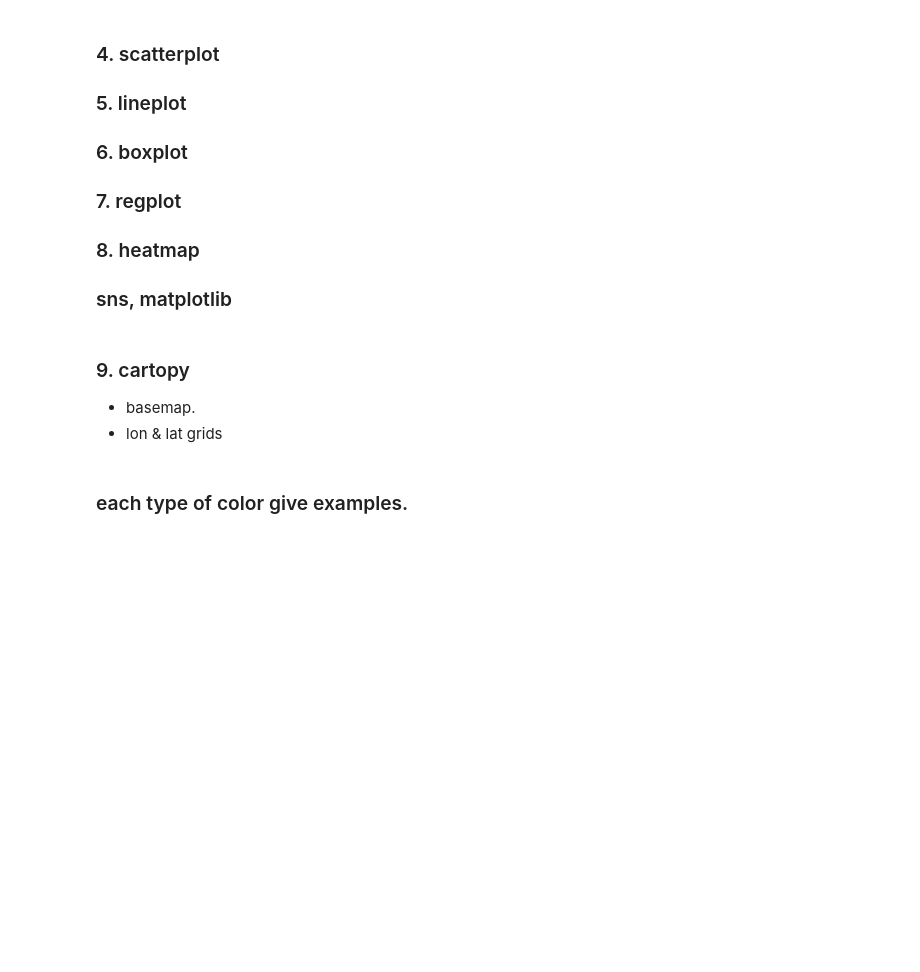
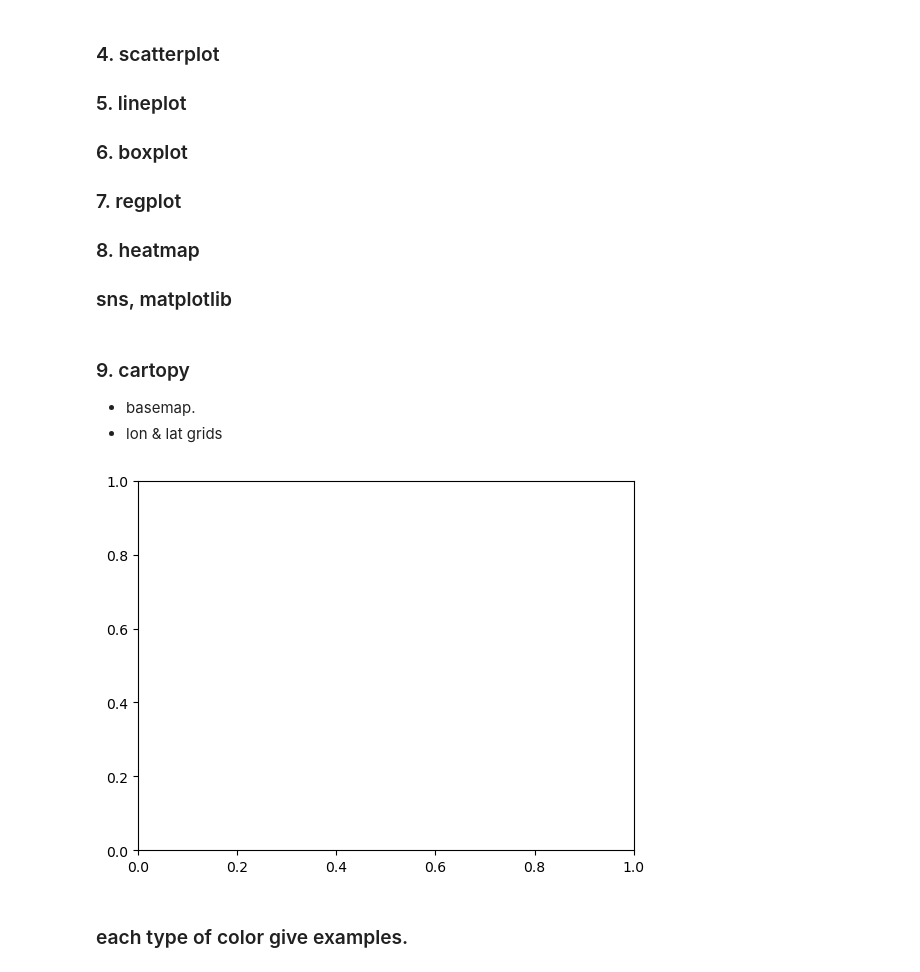
Before and after one commit to FujiangJi/fujiangji.github.io, a Jupyter notebook: pages/tutorial_pages/data_visualization_image/visualization.ipynb, the cells around one changed output. Drawn from its saved outputs; the diff is of its cells as text; code cells hidden in the pictures; blank space fills up the shorter version.

```diff
--- a/pages/tutorial_pages/data_visualization_image/visualization.ipynb
+++ b/pages/tutorial_pages/data_visualization_image/visualization.ipynb
@@ -137,6 +137,15 @@ https://blog.csdn.net/qq_33221533/article/details/81431264
 ### 9. cartopy
 - basemap.
 - lon & lat grids
+# %%
+import cartopy.crs as ccrs
+import cartopy.feature as cf
+import matplotlib.pyplot as plt
+
+
+fig,ax = plt.subplots()
+# %% [output]
+[figure, added]
 # %% [markdown]
 ### each type of color give examples.
 # %% [markdown]
```
Also changed, not shown: 3 other files.
